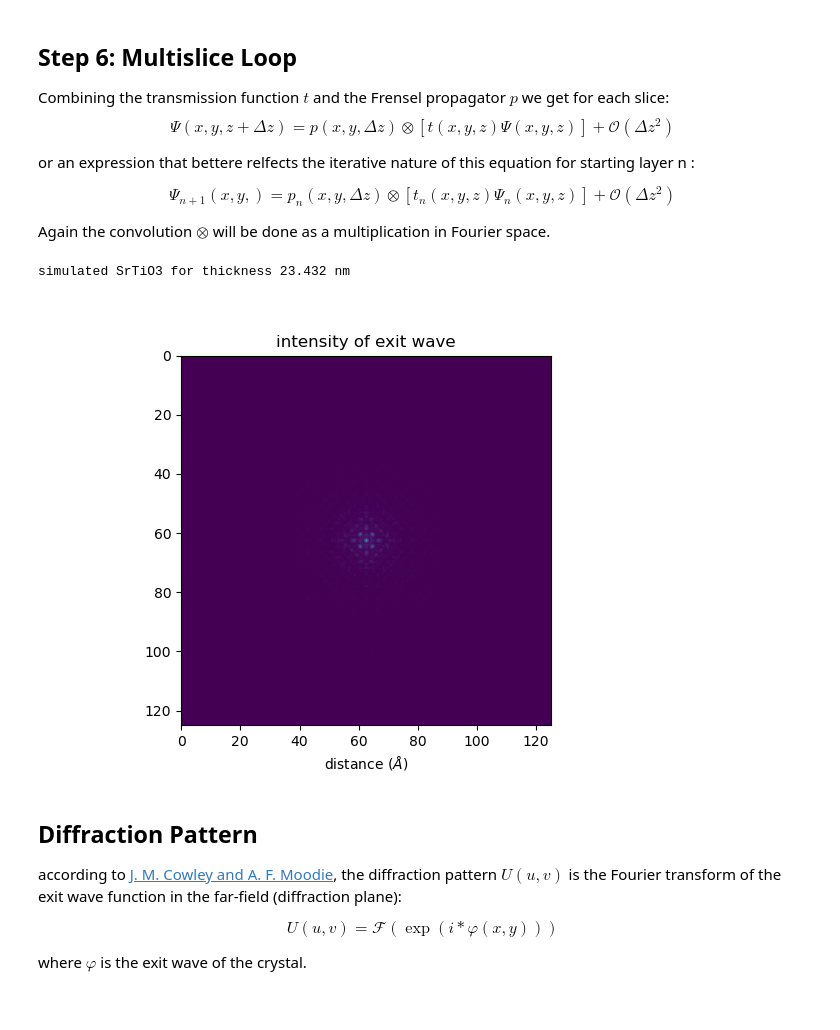
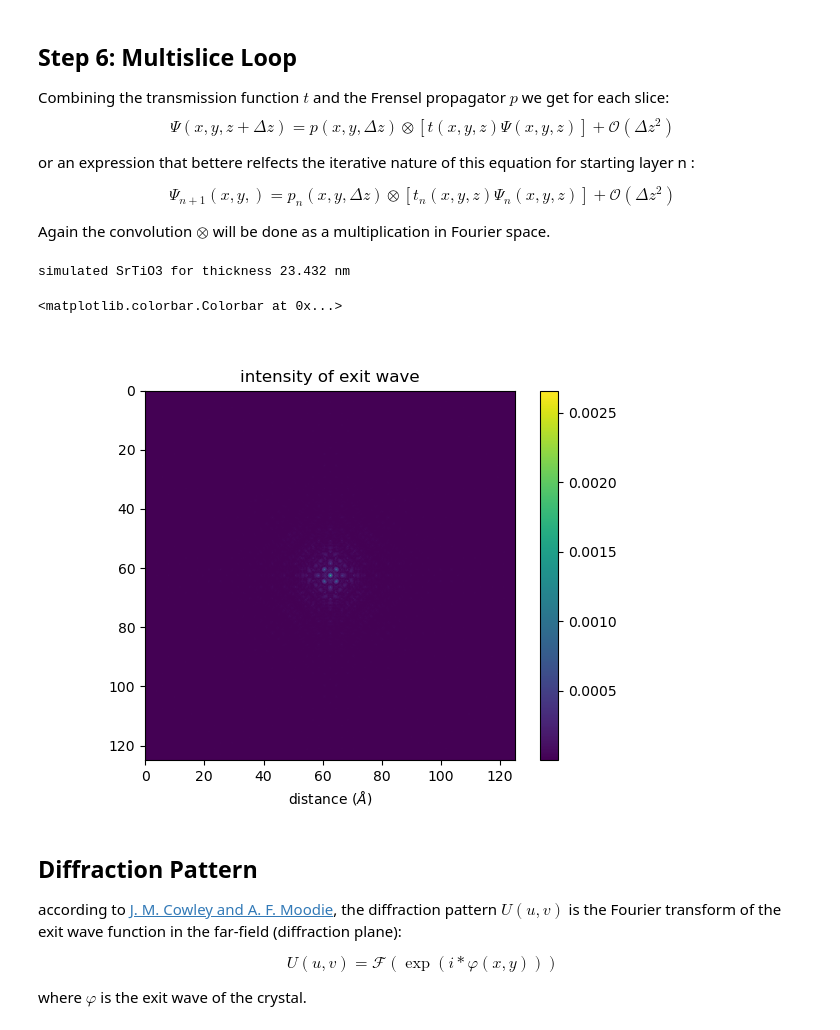
Before and after one commit to gduscher/MSE672-Introduction-to-TEM, a Jupyter notebook: Diffraction/CH2_D03-Multislice_CBED.ipynb, the cells around one changed output. Saved outputs shown, nothing was run; the diff lists cells and outputs as text; code cells hidden in the pictures.

```diff
--- a/Diffraction/CH2_D03-Multislice_CBED.ipynb
+++ b/Diffraction/CH2_D03-Multislice_CBED.ipynb
@@ -368,23 +364,25 @@ Again the convolution $\otimes$ will be done as a multiplication in Fourier spac
 # %%
 # ------Input------------- #
 number_of_unit_cell_z = 60 # this will give us the thickness
 # ------------------------ #
 
 number_of_layers = 2
 exit_wave = pyTEMlib.dynamic_scattering.multi_slice(incident_wave, number_of_unit_cell_z, number_of_layers, transmission, propagator)
 
 print(f"simulated {atoms.info['title']} for thickness {number_of_unit_cell_z*atoms.cell[0, 0]/10:.3f} nm")
 
 wave = np.fft.fft2(exit_wave)
 intensity = np.abs(np.fft.fftshift(np.fft.ifft2(wave*np.conjugate(wave))))
 
 plt.figure()
 plt.title('intensity of exit wave')
-plt.imshow(intensity, extent = image_extent)
+im = plt.imshow(intensity, extent = image_extent)
 plt.xlabel('distance ($\AA$)');
+plt.colorbar(im)
 # %% [output]
 simulated SrTiO3 for thickness 23.432 nm
+<matplotlib.colorbar.Colorbar at 0x...>
-[figure, old version]
+[figure, new version]
 # %% [markdown]
 ## Diffraction Pattern
 
```
Also changed, not shown: parts of 2 cells of this notebook, 11 other files.
